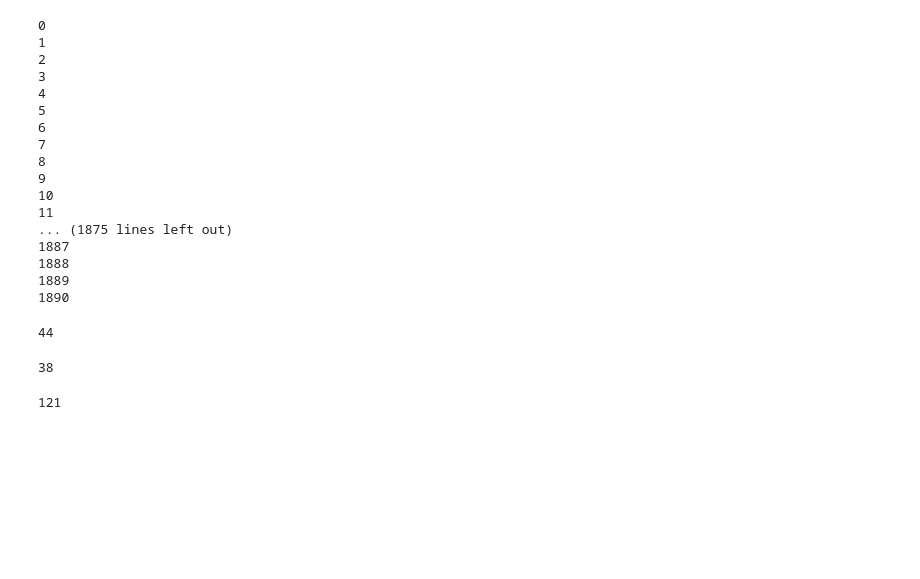
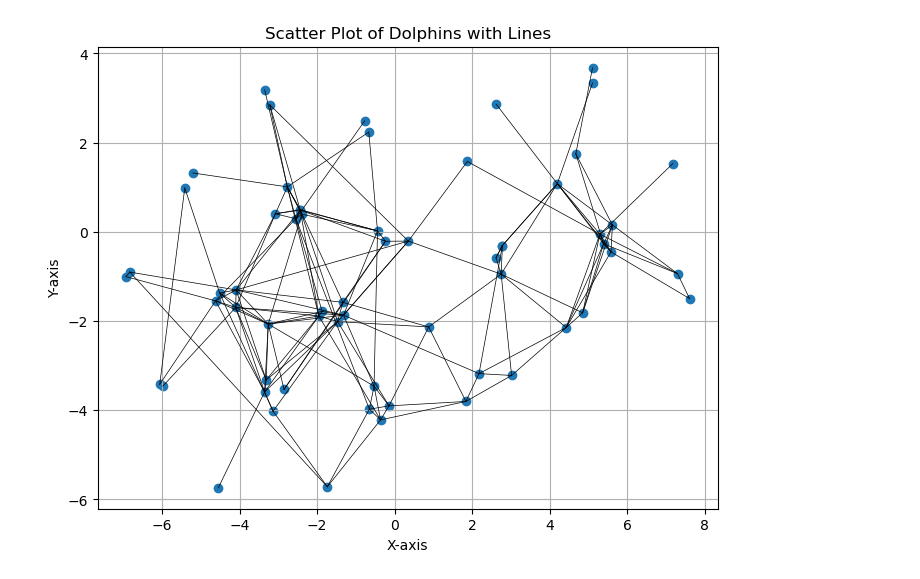
Before and after one commit to SigneDjernis/Latent_Distance_Models, a Jupyter notebook: Dolphins dataset/Dilphins_test.ipynb, the cells around one changed output. Cells and saved outputs as stored; diff of their text form; code cells hidden in the pictures; blank space fills up the shorter version.

```diff
--- a/Dolphins dataset/Dilphins_test.ipynb
+++ b/Dolphins dataset/Dilphins_test.ipynb
@@ -9,3 +10,23 @@ import copy
+# %%
+num_samples = 62
+num_splits = 10
+procent = 10
+random_numbers_matrix = np.zeros((num_splits,int(len(Y)/100*procent)))
+k = 0
+s = 0
+while k < num_splits:
+    random_numbers = random.sample(range(0, len(Y)), int(len(Y)/100*procent))
+    Y_updated = np.delete(Y, random_numbers, axis=0)
+    s += 1
+    degree = np.zeros(num_samples)
+    for m in range(len(Y_updated)):
+        if Y_updated[m][0] == 1:
+            degree[int(Y_updated[m][1])-1] += 1
+            degree[int(Y_updated[m][2])-1] += 1
+
+    if not np.any(degree == 0) :
+        random_numbers_matrix[k] = random_numbers
+        k += 1
 # %%
 dim = 2
 
@@ -19,3 +110,24 @@ points = {l+1: np.random.multivariate_normal(mu, cov_matrix) for l in range(num_
+# %%
+plt.figure(figsize=(8, 6))
+
+for m in range(len(Y)):
+    if Y[m][0] == 1: # Check if there is a connection between Y[m][1] and Y[m][2]
+        point1 = points_copy[Y[m][1]]
+        point2 = points_copy[Y[m][2]]
+        plt.plot([point1[0], point2[0]], [point1[1], point2[1]], color='black', linewidth=0.5) # Ad a line between Y[m][1] and Y[m][2]
+
+# extract the points and plot them
+x = [point[0] for point in points_copy.values()]
+y = [point[1] for point in points_copy.values()]
+plt.scatter(x, y)
+
+plt.xlabel('X-axis')
+plt.ylabel('Y-axis')
+plt.title('Scatter Plot of Dolphins with Lines')
+plt.grid(True)
+plt.show()
+# %% [output]
+[figure, added]
 # %%
 # Adding stopping criteria
 MLL_final = np.zeros(len(Y)) # Define the MLL
@@ -47,10 +159,9 @@ for t in range(len(Y)):
         while abs(prev_grad - grad) > 0.01: # stopping criteria
             prev_grad = grad
             for i in range(1,num_samples+1): # Run over number of num_samples
-                for j in range(dim): # Run over dimension
-                    grad_now = Gradient_function_fast(i,j,Y_train,points_copy,alpha)
-                    grad_sum[k] += grad_now**2
-                    points_copy[i][j] += LR(k)*grad_now # Use Gradient_function and take step=0.1*grad
+                grad_now = Gradient_function_fast(i,dim,Y,points_copy,alpha)
+                grad_sum[k] += np.sum((grad_now)**2)
+                points_copy[i] += LR(k)*grad_now # Use Gradient_function and take step=0.1*grad
             grad = grad_sum[k]
             MLL[k] = Loss_function_fast(points_copy,Y_train,alpha) # Calcualte the probability using Loss_function
             k += 1
@@ -71,33 +182,3 @@ for t in range(len(Y)):
 
         s += 1
     print(t)
-# %% [output]
-0
-1
-2
-3
-4
-5
-6
-7
-8
-9
-10
-11
-... (1875 lines left out)
-1887
-1888
-1889
-1890
-# %%
-k
-# %% [output]
-44
-# %%
-True_posetiv
-# %% [output]
-38
-# %%
-False_negativ
-# %% [output]
-121
```
Also changed, not shown: parts of 11 cells of this notebook, 1 other file.
